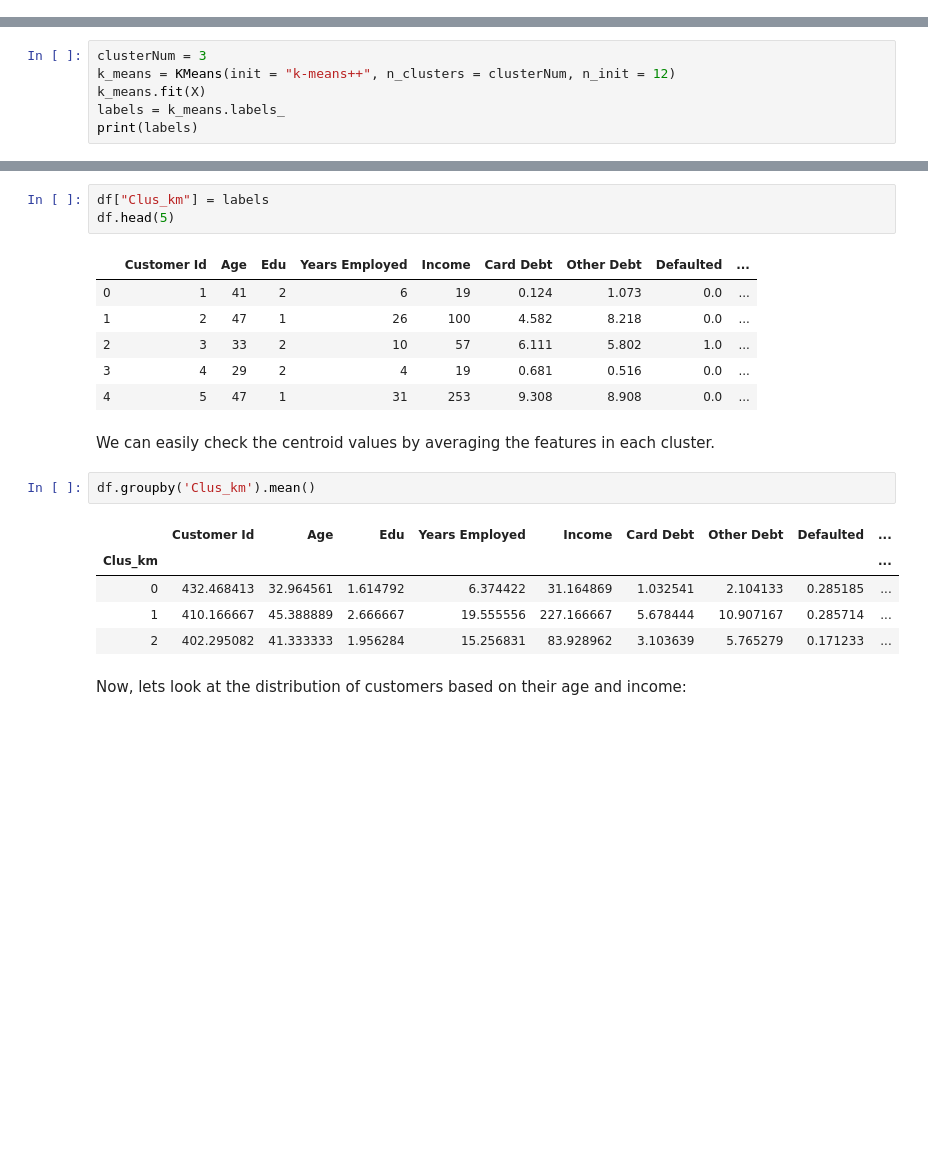
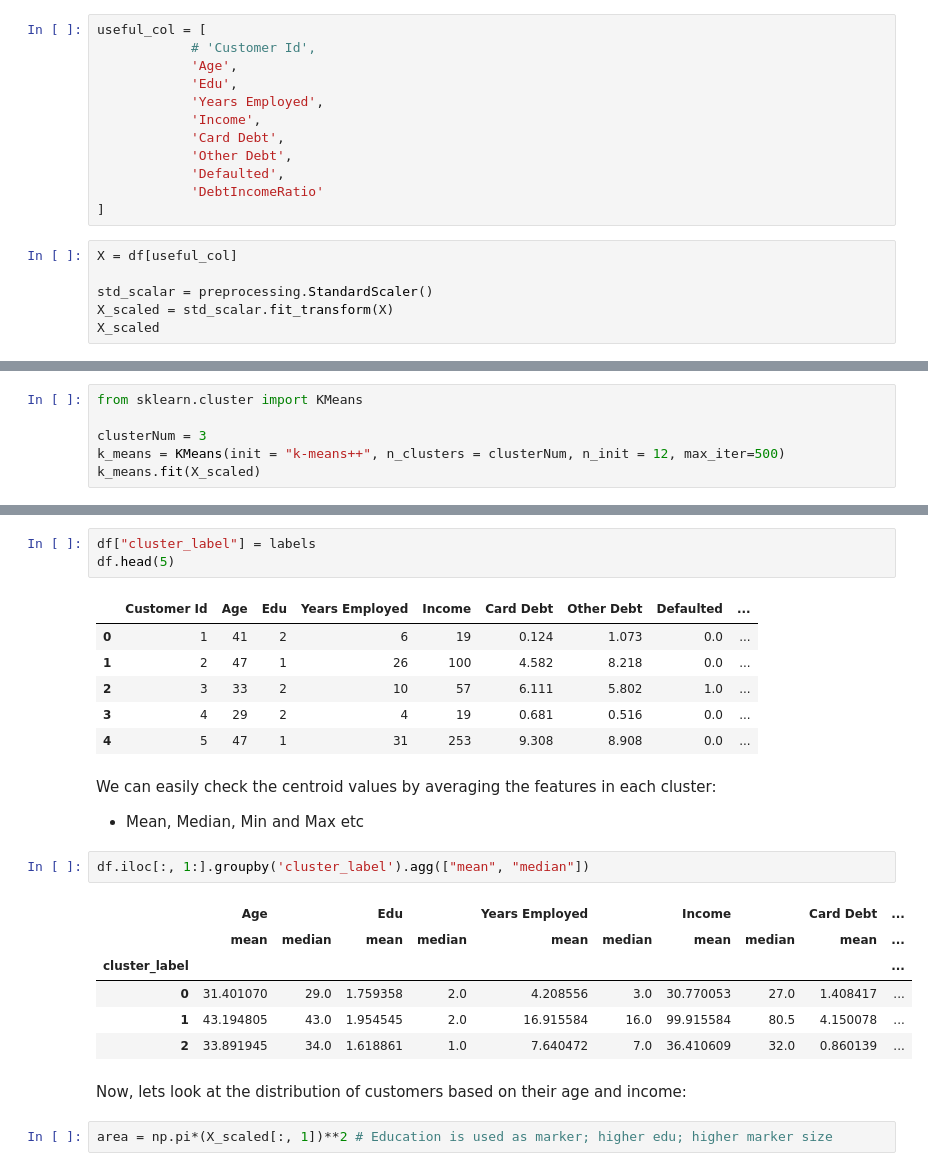
Before and after one commit to rakeshku93/machineLearningProjects, a Jupyter notebook: clustering/K-Means-Customer-Seg.ipynb, the cells around one changed output, grey strips where cells are left out. Drawn from its saved outputs; the diff is of its cells as text; blank space fills up the shorter version.

```diff
--- a/clustering/K-Means-Customer-Seg.ipynb
+++ b/clustering/K-Means-Customer-Seg.ipynb
@@ -302,0 +77,18 @@ array([[ 0.74291541,  0.31212243, -0.37878978, ..., -0.59048916,
+# %%
+useful_col = [
+            # 'Customer Id',
+            'Age',
+            'Edu',
+            'Years Employed',
+            'Income',
+            'Card Debt',
+            'Other Debt',
+            'Defaulted',
+            'DebtIncomeRatio'
+]
+# %%
+X = df[useful_col]
+
+std_scalar = preprocessing.StandardScaler()
+X_scaled = std_scalar.fit_transform(X)
+X_scaled
@@ -307,9 +113,9 @@ In our example (if we didn't have access to the k-means algorithm), it would be
 
 Lets apply k-means on our dataset, and take look at cluster labels.
 # %%
+from sklearn.cluster import KMeans
+
 clusterNum = 3
-k_means = KMeans(init = "k-means++", n_clusters = clusterNum, n_init = 12)
-k_means.fit(X)
-labels = k_means.labels_
-print(labels)
+k_means = KMeans(init = "k-means++", n_clusters = clusterNum, n_init = 12, max_iter=500)
+k_means.fit(X_scaled)
 # %% [output]
@@ -335,6 +131,6 @@ print(labels)
 We assign the labels to each row in dataframe.
 # %%
-df["Clus_km"] = labels
+df["cluster_label"] = labels
 df.head(5)
 # %% [output]
 |  | Customer Id | Age | Edu | Years Employed | Income | Card Debt | Other Debt | Defaulted | ... |
@@ -344,15 +140,19 @@ df.head(5)
 | 3 | 4 | 29 | 2 | 4 | 19 | 0.681 | 0.516 | 0.0 | ... |
 | 4 | 5 | 47 | 1 | 31 | 253 | 9.308 | 8.908 | 0.0 | ... |
 # %% [markdown]
-We can easily check the centroid values by averaging the features in each cluster.
+We can easily check the centroid values by averaging the features in each cluster:
+- Mean, Median, Min and Max etc
 # %%
-df.groupby('Clus_km').mean()
+df.iloc[:, 1:].groupby('cluster_label').agg(["mean", "median"])
 # %% [output]
-|  | Customer Id | Age | Edu | Years Employed | Income | Card Debt | Other Debt | Defaulted | ... |
-| Clus_km |  |  |  |  |  |  |  |  | ... |
-| 0 | 432.468413 | 32.964561 | 1.614792 | 6.374422 | 31.164869 | 1.032541 | 2.104133 | 0.285185 | ... |
-| 1 | 410.166667 | 45.388889 | 2.666667 | 19.555556 | 227.166667 | 5.678444 | 10.907167 | 0.285714 | ... |
-| 2 | 402.295082 | 41.333333 | 1.956284 | 15.256831 | 83.928962 | 3.103639 | 5.765279 | 0.171233 | ... |
+|  | Age |  | Edu |  | Years Employed |  | Income |  | Card Debt | ... |
+|  | mean | median | mean | median | mean | median | mean | median | mean | ... |
+| cluster_label |  |  |  |  |  |  |  |  |  | ... |
+| 0 | 31.401070 | 29.0 | 1.759358 | 2.0 | 4.208556 | 3.0 | 30.770053 | 27.0 | 1.408417 | ... |
+| 1 | 43.194805 | 43.0 | 1.954545 | 2.0 | 16.915584 | 16.0 | 99.915584 | 80.5 | 4.150078 | ... |
+| 2 | 33.891945 | 34.0 | 1.618861 | 1.0 | 7.640472 | 7.0 | 36.410609 | 32.0 | 0.860139 | ... |
 # %% [markdown]
 Now, lets look at the distribution of customers based on their age and income:
+# %%
+area = np.pi*(X_scaled[:, 1])**2 # Education is used as marker; higher edu; higher marker size
 # %%
```
Also changed, not shown: parts of 49 cells of this notebook, 3 other files.
